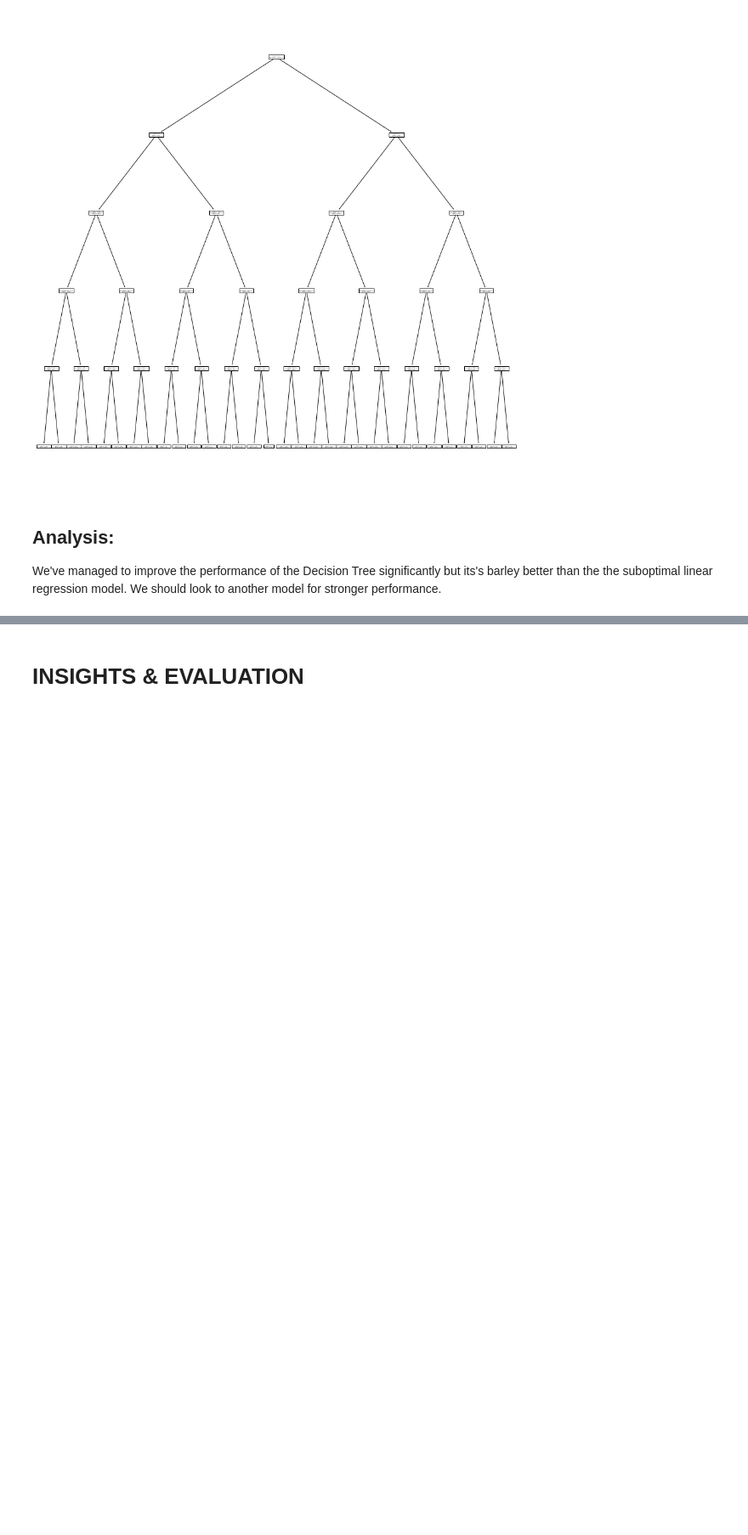
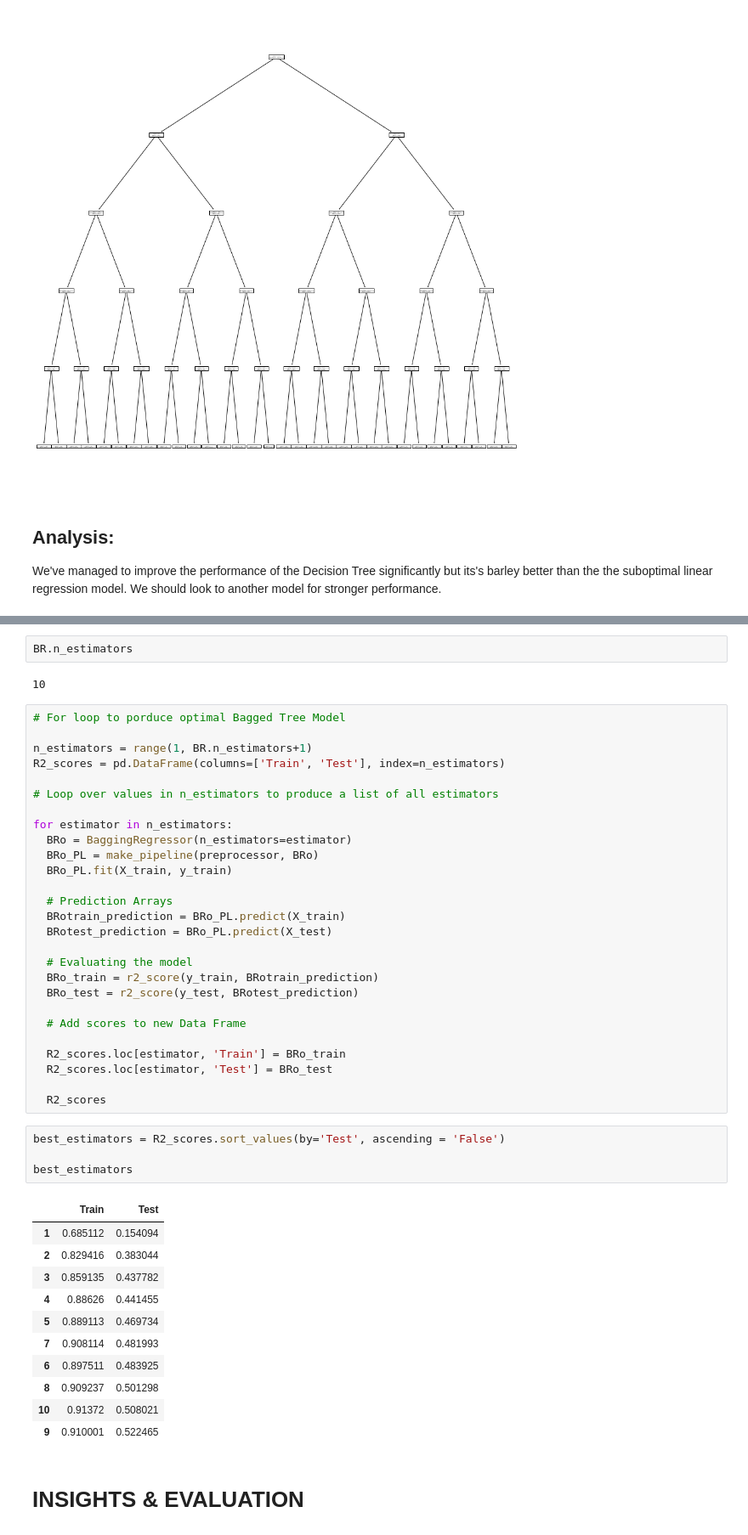
Before and after one commit to starkjones/Food-Sales-Predictions, a Jupyter notebook: Food_Sales_Prediction.ipynb, the cells around one changed output, grey strips where cells are left out. Shown: that part at 85% size. Saved outputs shown, nothing was run; the diff lists cells and outputs as text; blank space fills up the shorter version.

```diff
--- a/Food_Sales_Prediction.ipynb
+++ b/Food_Sales_Prediction.ipynb
@@ -1111,3 +1133,50 @@ R2: 0.50
+# %%
+BR.n_estimators
+# %% [output]
+10
+# %%
+# For loop to porduce optimal Bagged Tree Model
+
+n_estimators = range(1, BR.n_estimators+1)
+R2_scores = pd.DataFrame(columns=['Train', 'Test'], index=n_estimators)
+
+# Loop over values in n_estimators to produce a list of all estimators
+
+for estimator in n_estimators:
+  BRo = BaggingRegressor(n_estimators=estimator)
+  BRo_PL = make_pipeline(preprocessor, BRo)
+  BRo_PL.fit(X_train, y_train)
+
+  # Prediction Arrays
+  BRotrain_prediction = BRo_PL.predict(X_train)
+  BRotest_prediction = BRo_PL.predict(X_test)
+
+  # Evaluating the model
+  BRo_train = r2_score(y_train, BRotrain_prediction)
+  BRo_test = r2_score(y_test, BRotest_prediction)
+
+  # Add scores to new Data Frame
+
+  R2_scores.loc[estimator, 'Train'] = BRo_train
+  R2_scores.loc[estimator, 'Test'] = BRo_test
+
+  R2_scores
+# %%
+best_estimators = R2_scores.sort_values(by='Test', ascending = 'False')
+
+best_estimators
+# %% [output]
+|  | Train | Test |
+| 1 | 0.685112 | 0.154094 |
+| 2 | 0.829416 | 0.383044 |
+| 3 | 0.859135 | 0.437782 |
+| 4 | 0.88626 | 0.441455 |
+| 5 | 0.889113 | 0.469734 |
+| 7 | 0.908114 | 0.481993 |
+| 6 | 0.897511 | 0.483925 |
+| 8 | 0.909237 | 0.501298 |
+| 10 | 0.91372 | 0.508021 |
+| 9 | 0.910001 | 0.522465 |
 # %% [markdown]
 # INSIGHTS & EVALUATION
 # %% [markdown]
```
Also changed, not shown: parts of 7 cells of this notebook.
